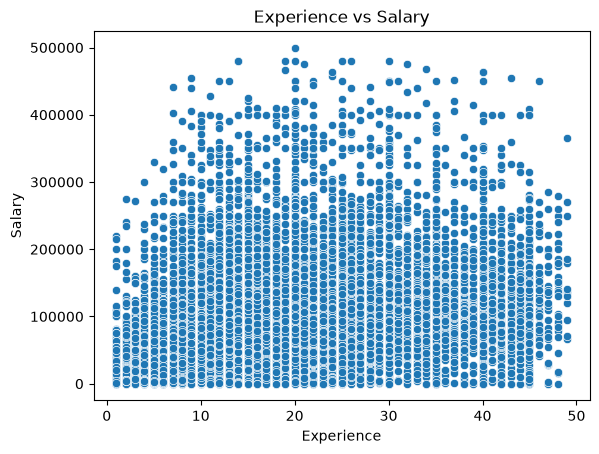
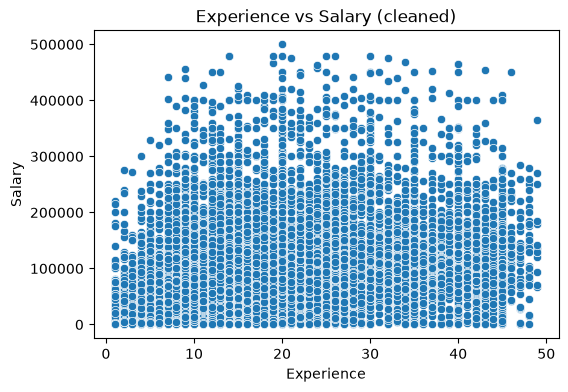
Unified diff of the notebook cell whose output changed from the first chart to the second:
--- before
+++ after
@@ -1,5 +1,4 @@
 # Cleaned scatterplot
-sns.scatterplot(x="Experience", y="Salary", data=df)
-plt.title("Experience vs Salary")
+plot_scatter_salary_vs_experience(df, "Experience vs Salary (cleaned)")
 
 # Save plot for Blog

Commit: notebook review fixes